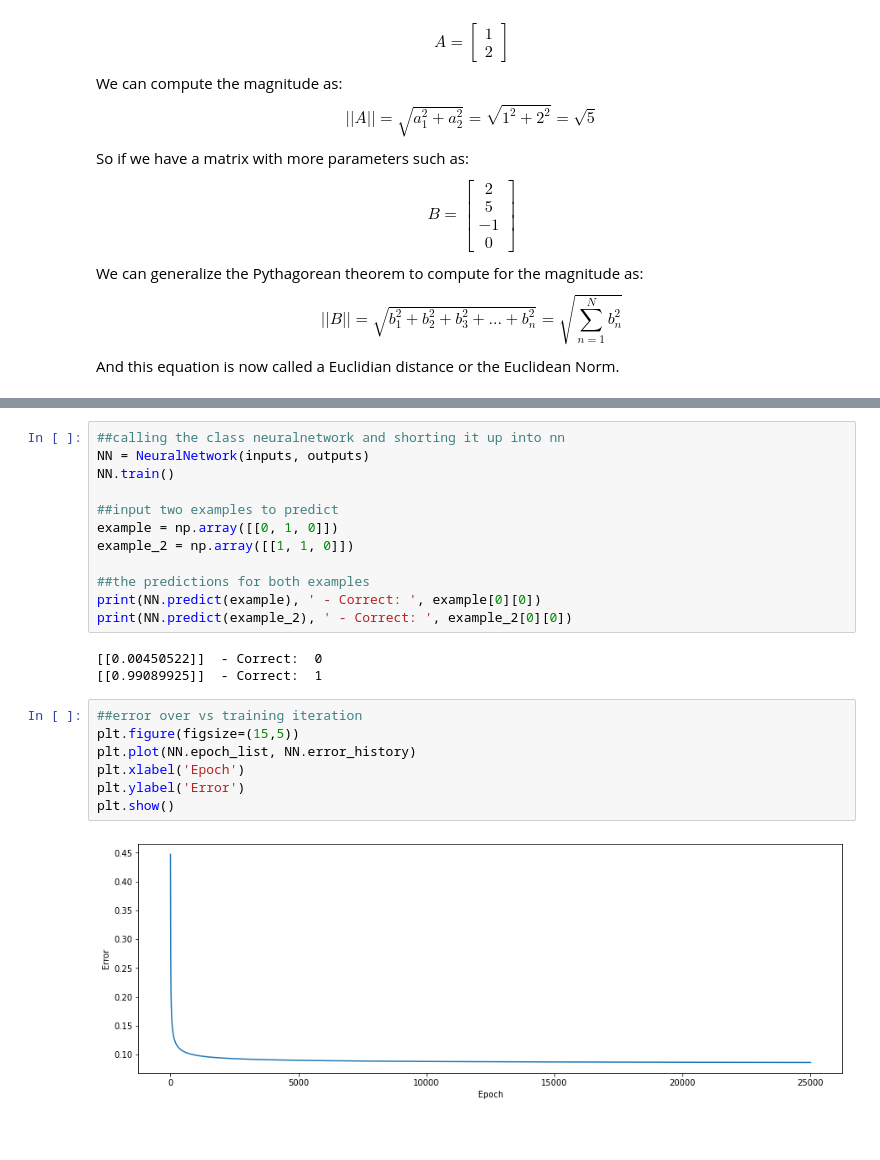
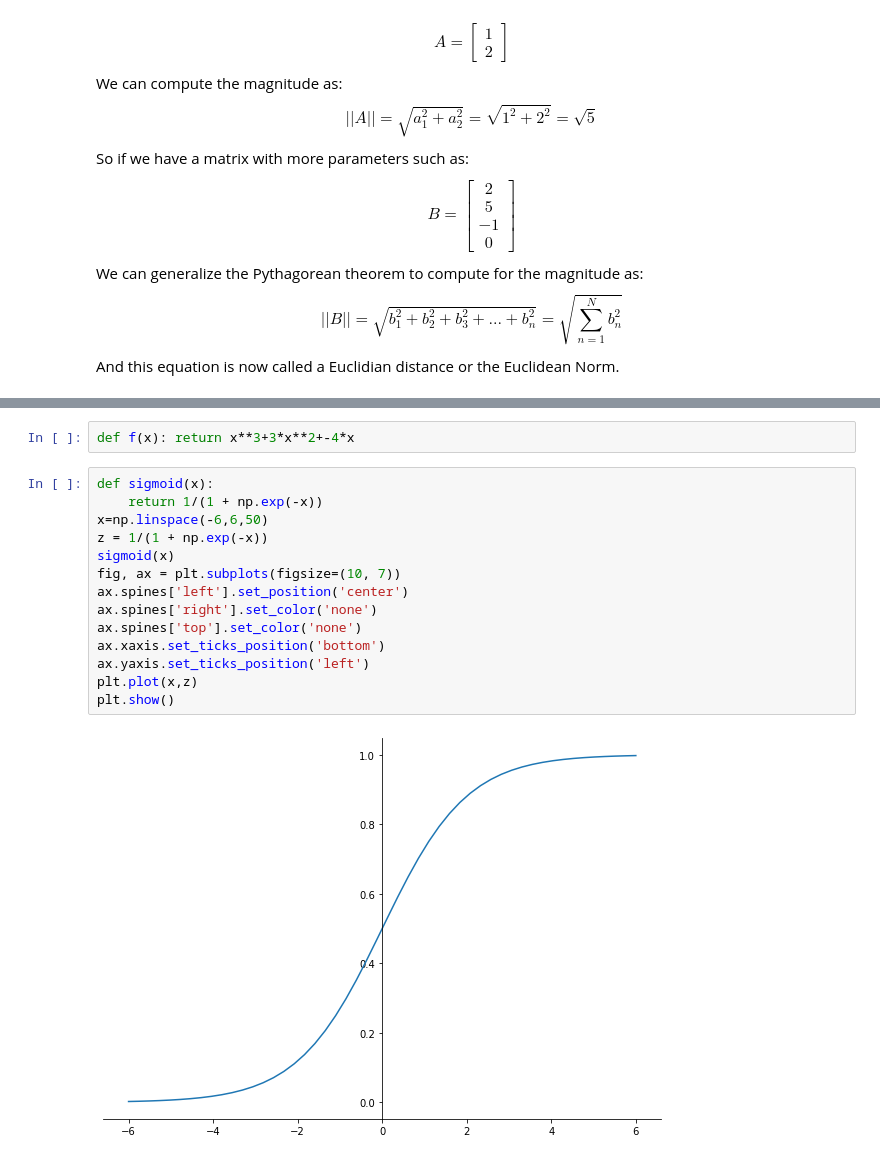
Before and after one commit to khaylee1/Numerical-Methods-, a Jupyter notebook: 58015_Khayle_Embuscado_NuMeth_1_Linear_Algebra_Review.ipynb, the cells around one changed output, grey strips where cells are left out. Cells and saved outputs as stored; diff of their text form; blank space fills up the shorter version.

```diff
--- a/58015_Khayle_Embuscado_NuMeth_1_Linear_Algebra_Review.ipynb
+++ b/58015_Khayle_Embuscado_NuMeth_1_Linear_Algebra_Review.ipynb
@@ -666,27 +662,21 @@ class NeuralNetwork:
-# %%
-##calling the class neuralnetwork and shorting it up into nn
-NN = NeuralNetwork(inputs, outputs)
-NN.train()
-
-##input two examples to predict
-example = np.array([[0, 1, 0]])
-example_2 = np.array([[1, 1, 0]])
-
-##the predictions for both examples
-print(NN.predict(example), ' - Correct: ', example[0][0])
-print(NN.predict(example_2), ' - Correct: ', example_2[0][0])
-# %% [output]
-[[0.00450522]]  - Correct:  0
-[[0.99089925]]  - Correct:  1
-# %%
-##error over vs training iteration
-plt.figure(figsize=(15,5))
-plt.plot(NN.epoch_list, NN.error_history)
-plt.xlabel('Epoch')
-plt.ylabel('Error')
-plt.show()
-# %% [output]
-[figure, removed]
+# %%
+def f(x): return x**3+3*x**2+-4*x
+# %%
+def sigmoid(x):
+    return 1/(1 + np.exp(-x))
+x=np.linspace(-6,6,50)
+z = 1/(1 + np.exp(-x))
+sigmoid(x)
+fig, ax = plt.subplots(figsize=(10, 7))
+ax.spines['left'].set_position('center')
+ax.spines['right'].set_color('none')
+ax.spines['top'].set_color('none')
+ax.xaxis.set_ticks_position('bottom')
+ax.yaxis.set_ticks_position('left')
+plt.plot(x,z)
+plt.show()
+# %% [output]
+[figure, added]
 # %% [markdown]
 ##References:
 [1] stackoverflowP,ython beginner, understanding some code,2021<br>
```
Also changed, not shown: parts of 18 cells of this notebook.
